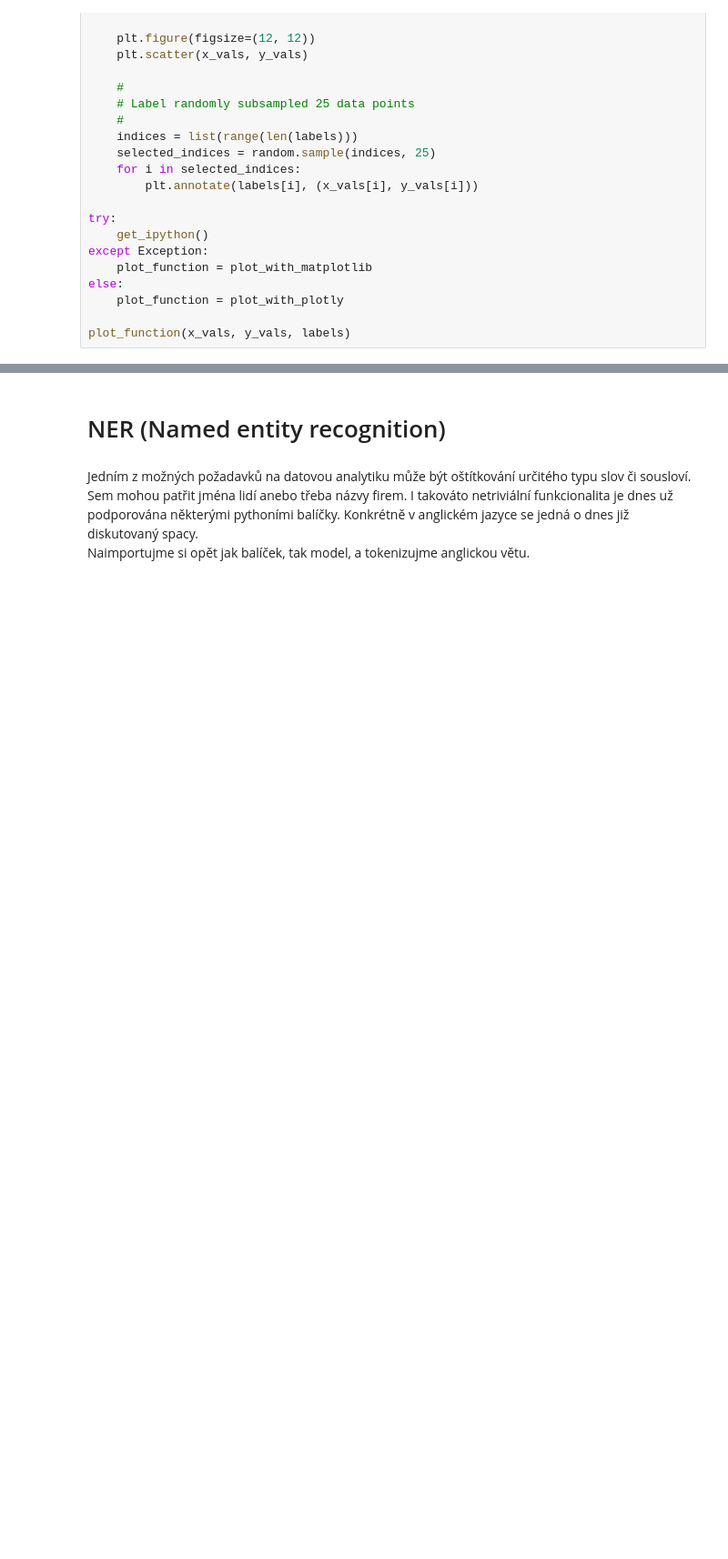
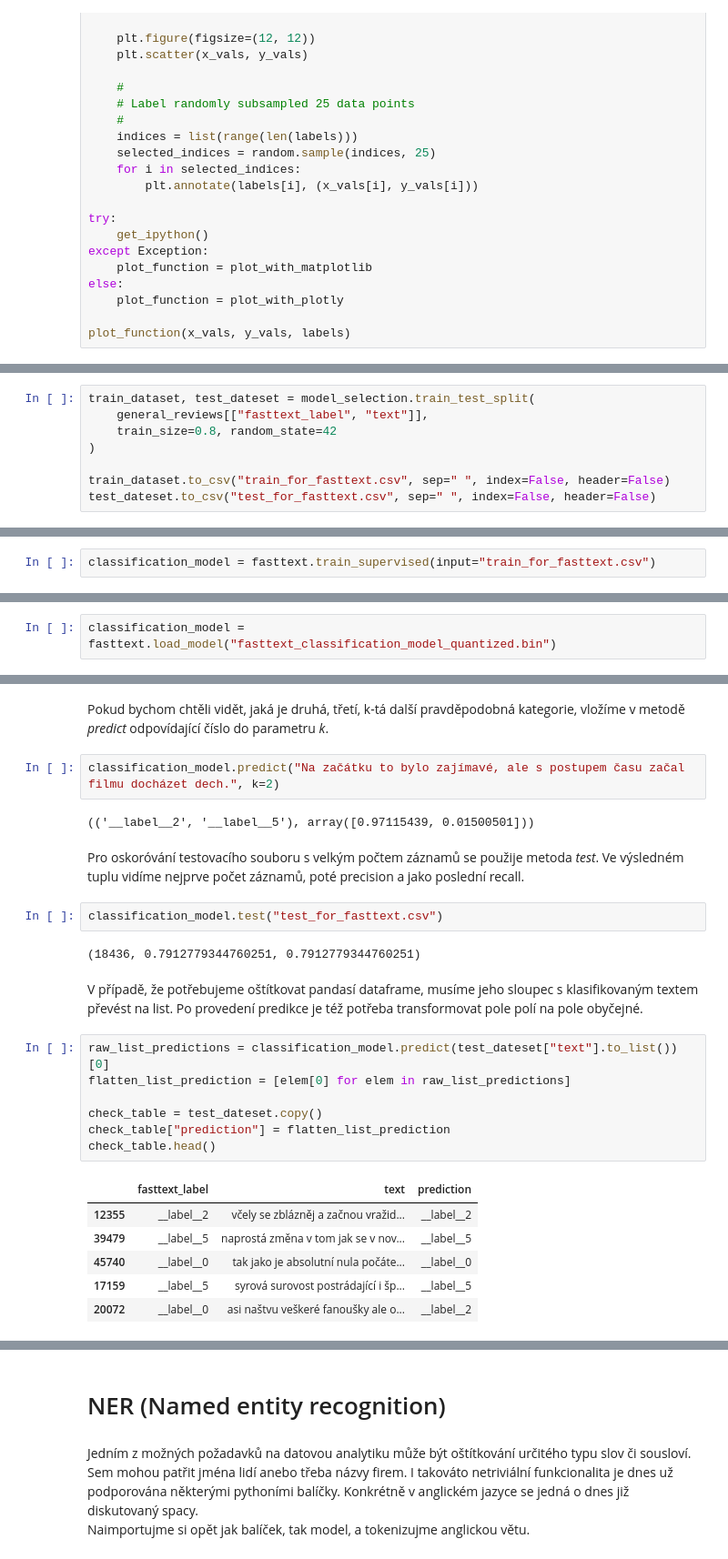
Before and after one commit to vitsaidl/workshops, a Jupyter notebook: text/text.ipynb, the cells around one changed output, grey strips where cells are left out. Shown: that part at 91% size. Cells and saved outputs as stored; diff of their text form; blank space fills up the shorter version.

```diff
--- a/text/text.ipynb
+++ b/text/text.ipynb
@@ -1427,0 +1553,8 @@ plot_function(x_vals, y_vals, labels)
+# %%
+train_dataset, test_dateset = model_selection.train_test_split(
+    general_reviews[["fasttext_label", "text"]],
+    train_size=0.8, random_state=42
+)
+
+train_dataset.to_csv("train_for_fasttext.csv", sep=" ", index=False, header=False)
+test_dateset.to_csv("test_for_fasttext.csv", sep=" ", index=False, header=False)
@@ -1427,0 +1563,2 @@ plot_function(x_vals, y_vals, labels)
+# %%
+classification_model = fasttext.train_supervised(input="train_for_fasttext.csv")
@@ -1427,0 +1590,2 @@ plot_function(x_vals, y_vals, labels)
+# %%
+classification_model = fasttext.load_model("fasttext_classification_model_quantized.bin")
@@ -1427,0 +1608,28 @@ plot_function(x_vals, y_vals, labels)
+# %% [markdown]
+Pokud bychom chtěli vidět, jaká je druhá, třetí, k-tá další pravděpodobná kategorie, vložíme v metodě *predict* odpovídající číslo do parametru *k*.
+# %%
+classification_model.predict("Na začátku to bylo zajímavé, ale s postupem času začal filmu docházet dech.", k=2)
+# %% [output]
+(('__label__2', '__label__5'), array([0.97115439, 0.01500501]))
+# %% [markdown]
+Pro oskoróvání testovacího souboru s velkým počtem záznamů se použije metoda *test*. Ve výsledném tuplu vidíme nejprve počet záznamů, poté precision a jako poslední recall.
+# %%
+classification_model.test("test_for_fasttext.csv")
+# %% [output]
+(18436, 0.7912779344760251, 0.7912779344760251)
+# %% [markdown]
+V případě, že potřebujeme oštítkovat pandasí dataframe, musíme jeho sloupec s klasifikovaným textem převést na list. Po provedení predikce je též potřeba transformovat pole polí na pole obyčejné.
+# %%
+raw_list_predictions = classification_model.predict(test_dateset["text"].to_list())[0]
+flatten_list_prediction = [elem[0] for elem in raw_list_predictions]
+
+check_table = test_dateset.copy()
+check_table["prediction"] = flatten_list_prediction
+check_table.head()
+# %% [output]
+|  | fasttext_label | text | prediction |
+| 12355 | __label__2 | včely se zblázněj a začnou vražid... | __label__2 |
+| 39479 | __label__5 | naprostá změna v tom jak se v nov... | __label__5 |
+| 45740 | __label__0 | tak jako je absolutní nula počáte... | __label__0 |
+| 17159 | __label__5 | syrová surovost postrádající i šp... | __label__5 |
+| 20072 | __label__0 | asi naštvu veškeré fanoušky ale o... | __label__2 |
```
Also changed, not shown: parts of 44 cells of this notebook, 1 other file.
